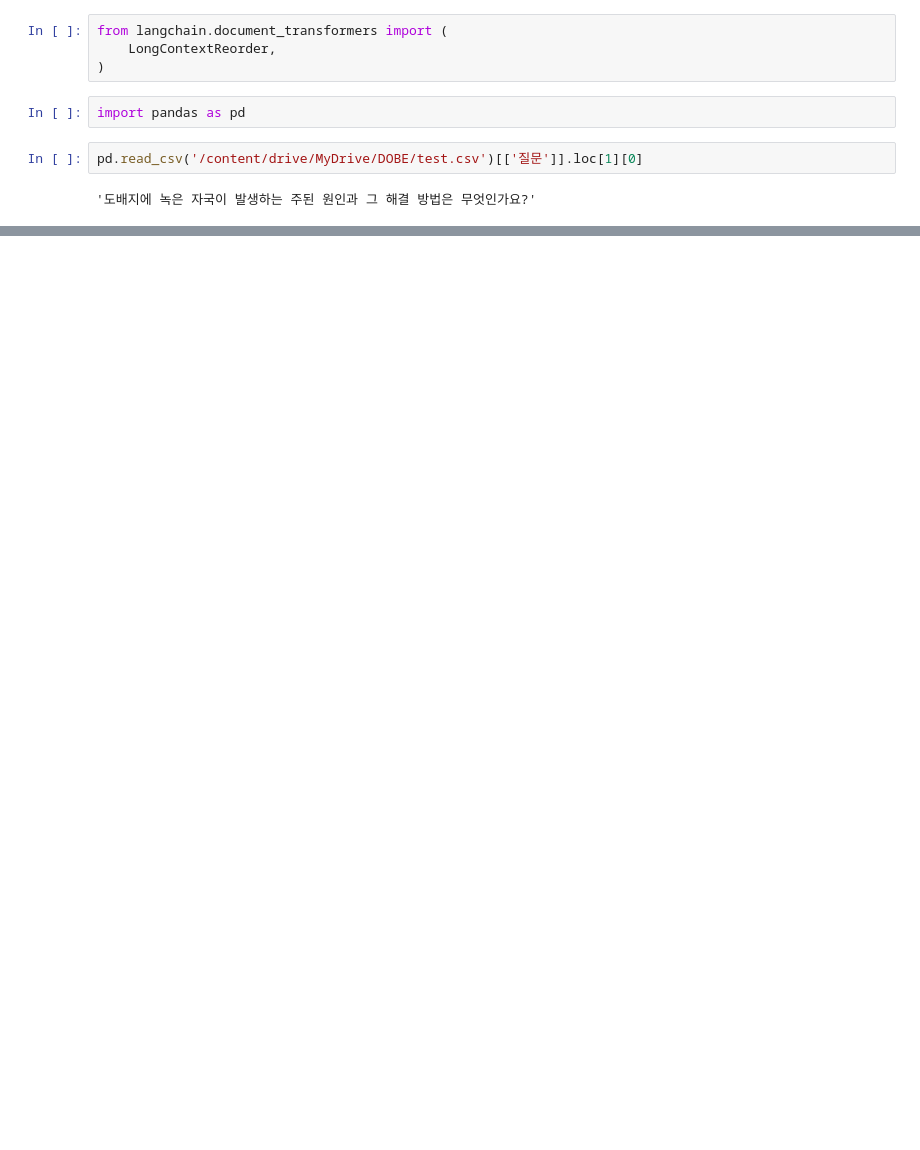
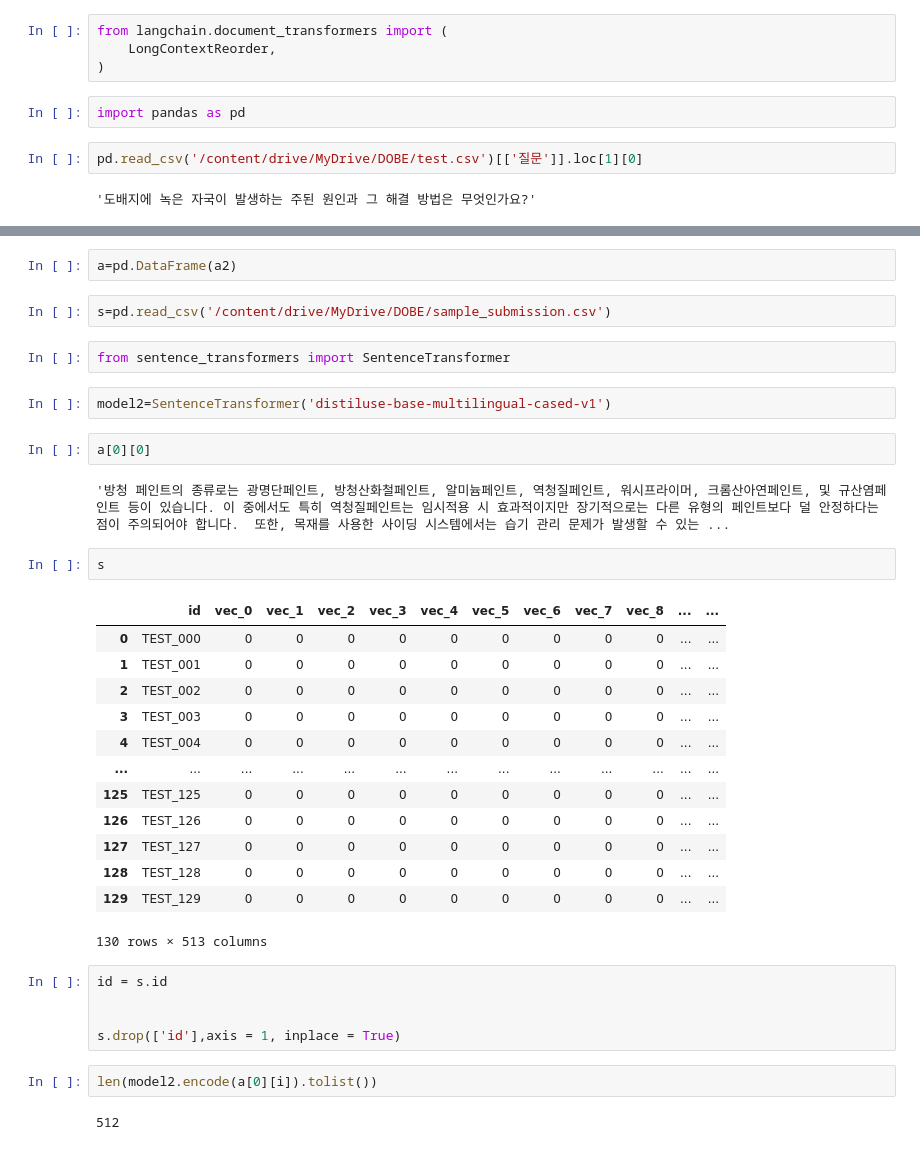
Before and after one commit to hhs8746/DOBAE_LLM, a Jupyter notebook: DOBELLM.ipynb, the cells around one changed output, grey strips where cells are left out. Drawn from its saved outputs; the diff is of its cells as text; blank space fills up the shorter version.

```diff
--- a/DOBELLM.ipynb
+++ b/DOBELLM.ipynb
@@ -943,0 +993,37 @@ answer_list
+# %%
+a=pd.DataFrame(a2)
+# %%
+s=pd.read_csv('/content/drive/MyDrive/DOBE/sample_submission.csv')
+# %%
+from sentence_transformers import SentenceTransformer
+# %%
+model2=SentenceTransformer('distiluse-base-multilingual-cased-v1')
+# %%
+a[0][0]
+# %% [output]
+'방청 페인트의 종류로는 광명단페인트, 방청산화철페인트, 알미늄페인트, 역청질페인트, 워시프라이머, 크롬산아연페인트, 및 규산염페인트 등이 있습니다. 이 중에서도 특히 역청질페인트는 임시적용 시 효과적이지만 장기적으로는 다른 유형의 페인트보다 덜 안정하다는 점이 주의되어야 합니다.  또한, 목재를 사용한 사이딩 시스템에서는 습기 관리 문제가 발생할 수 있는 ...
+# %%
+s
+# %% [output]
+|  | id | vec_0 | vec_1 | vec_2 | vec_3 | vec_4 | vec_5 | vec_6 | vec_7 | vec_8 | ... | ... |
+| 0 | TEST_000 | 0 | 0 | 0 | 0 | 0 | 0 | 0 | 0 | 0 | ... | ... |
+| 1 | TEST_001 | 0 | 0 | 0 | 0 | 0 | 0 | 0 | 0 | 0 | ... | ... |
+| 2 | TEST_002 | 0 | 0 | 0 | 0 | 0 | 0 | 0 | 0 | 0 | ... | ... |
+| 3 | TEST_003 | 0 | 0 | 0 | 0 | 0 | 0 | 0 | 0 | 0 | ... | ... |
+| 4 | TEST_004 | 0 | 0 | 0 | 0 | 0 | 0 | 0 | 0 | 0 | ... | ... |
+| ... | ... | ... | ... | ... | ... | ... | ... | ... | ... | ... | ... | ... |
+| 125 | TEST_125 | 0 | 0 | 0 | 0 | 0 | 0 | 0 | 0 | 0 | ... | ... |
+| 126 | TEST_126 | 0 | 0 | 0 | 0 | 0 | 0 | 0 | 0 | 0 | ... | ... |
+| 127 | TEST_127 | 0 | 0 | 0 | 0 | 0 | 0 | 0 | 0 | 0 | ... | ... |
+| 128 | TEST_128 | 0 | 0 | 0 | 0 | 0 | 0 | 0 | 0 | 0 | ... | ... |
+| 129 | TEST_129 | 0 | 0 | 0 | 0 | 0 | 0 | 0 | 0 | 0 | ... | ... |
+130 rows × 513 columns
+# %%
+id = s.id
+
+
+s.drop(['id'],axis = 1, inplace = True)
+# %%
+len(model2.encode(a[0][i]).tolist())
+# %% [output]
+512
```
Also changed, not shown: parts of 31 cells of this notebook.
